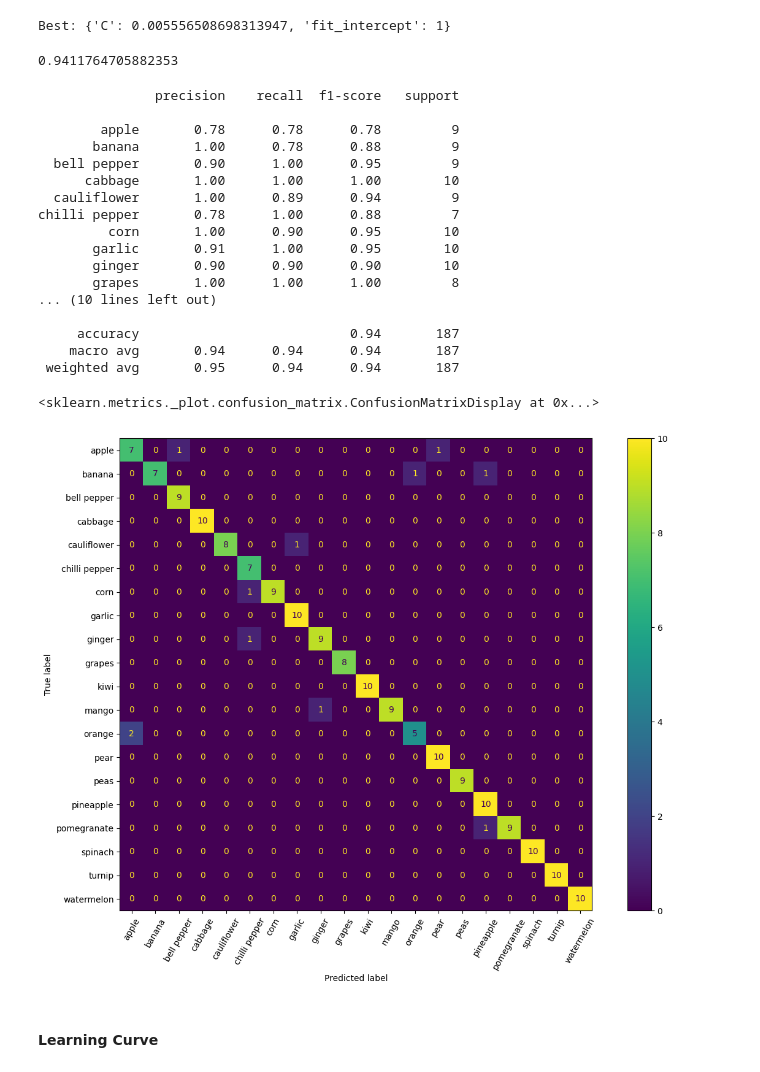
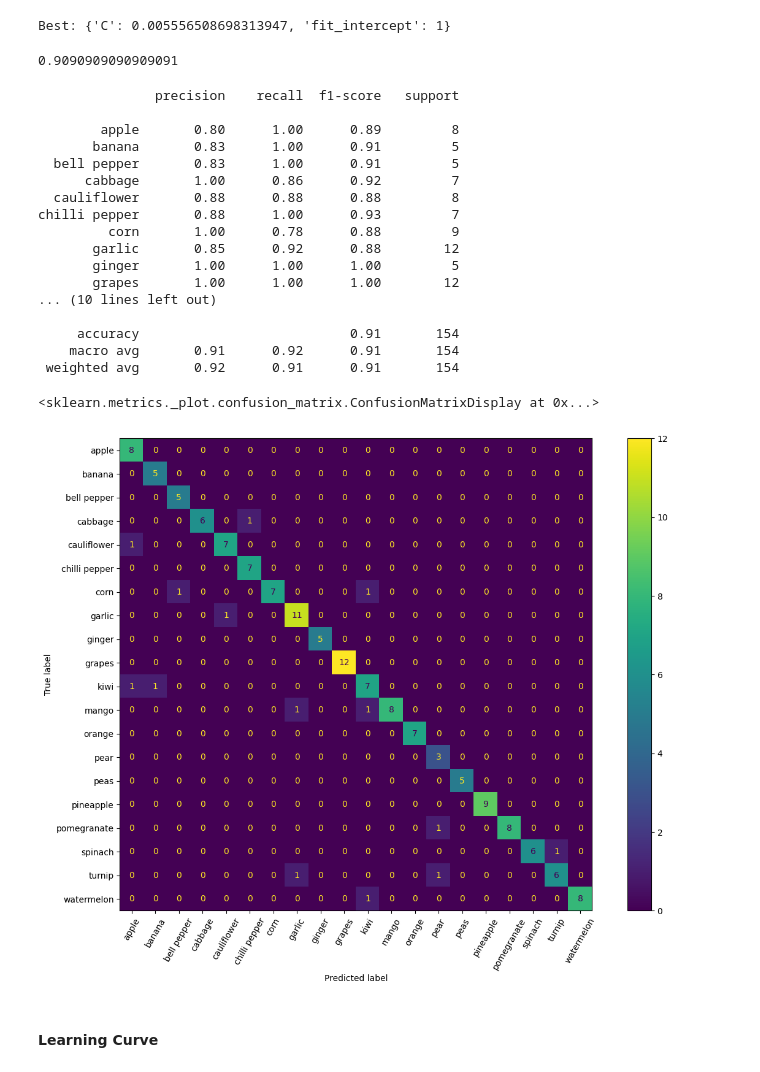
Before and after one commit to vrvenkatesh/w281-summer-2023-project-computer-vision, a Jupyter notebook: logistic_regression_Sobel_Y_features.ipynb, the cells around one changed output. Drawn from its saved outputs; the diff is of its cells as text; code cells hidden in the pictures.

```diff
--- a/logistic_regression_Sobel_Y_features.ipynb
+++ b/logistic_regression_Sobel_Y_features.ipynb
@@ -309,36 +303,36 @@ params = {'C': 0.0019097310603963806,
 hog_model = LogisticRegression(**params, n_jobs=-1)
 hog_model.fit(train_sobely.iloc[:,0:-1], train_sobely['label'])
 
-y_pred = hog_model.predict(test_sobely.iloc[:,0:-1])
+y_pred = hog_model.predict(validation_sobely.iloc[:,0:-1])
 # %%
-accuracy_score(test_sobely['label'], y_pred)
+accuracy_score(validation_sobely['label'], y_pred)
 # %% [output]
-0.9411764705882353
+0.9090909090909091
 # %%
-print(classification_report(test_sobely['label'], y_pred))
+print(classification_report(validation_sobely['label'], y_pred))
 # %% [output]
                precision    recall  f1-score   support
 
-        apple       0.78      0.78      0.78         9
-       banana       1.00      0.78      0.88         9
-  bell pepper       0.90      1.00      0.95         9
-      cabbage       1.00      1.00      1.00        10
-  cauliflower       1.00      0.89      0.94         9
-chilli pepper       0.78      1.00      0.88         7
-         corn       1.00      0.90      0.95        10
-       garlic       0.91      1.00      0.95        10
-       ginger       0.90      0.90      0.90        10
-       grapes       1.00      1.00      1.00         8
+        apple       0.80      1.00      0.89         8
+       banana       0.83      1.00      0.91         5
+  bell pepper       0.83      1.00      0.91         5
+      cabbage       1.00      0.86      0.92         7
+  cauliflower       0.88      0.88      0.88         8
+chilli pepper       0.88      1.00      0.93         7
+         corn       1.00      0.78      0.88         9
+       garlic       0.85      0.92      0.88        12
+       ginger       1.00      1.00      1.00         5
+       grapes       1.00      1.00      1.00        12
 ... (10 lines left out)
 
-     accuracy                           0.94       187
-    macro avg       0.94      0.94      0.94       187
- weighted avg       0.95      0.94      0.94       187
+     accuracy                           0.91       154
+    macro avg       0.91      0.92      0.91       154
+ weighted avg       0.92      0.91      0.91       154
 # %%
 fig, ax = plt.subplots(figsize=(15,10))
-ConfusionMatrixDisplay.from_predictions(test_sobely['label'], y_pred, xticks_rotation=60, ax=ax)
+ConfusionMatrixDisplay.from_predictions(validation_sobely['label'], y_pred, xticks_rotation=60, ax=ax)
 # %% [output]
 <sklearn.metrics._plot.confusion_matrix.ConfusionMatrixDisplay at 0x...>
-[figure, old version]
+[figure, new version]
 # %% [markdown]
 #### Learning Curve
```
Also changed, not shown: parts of 3 cells of this notebook.
